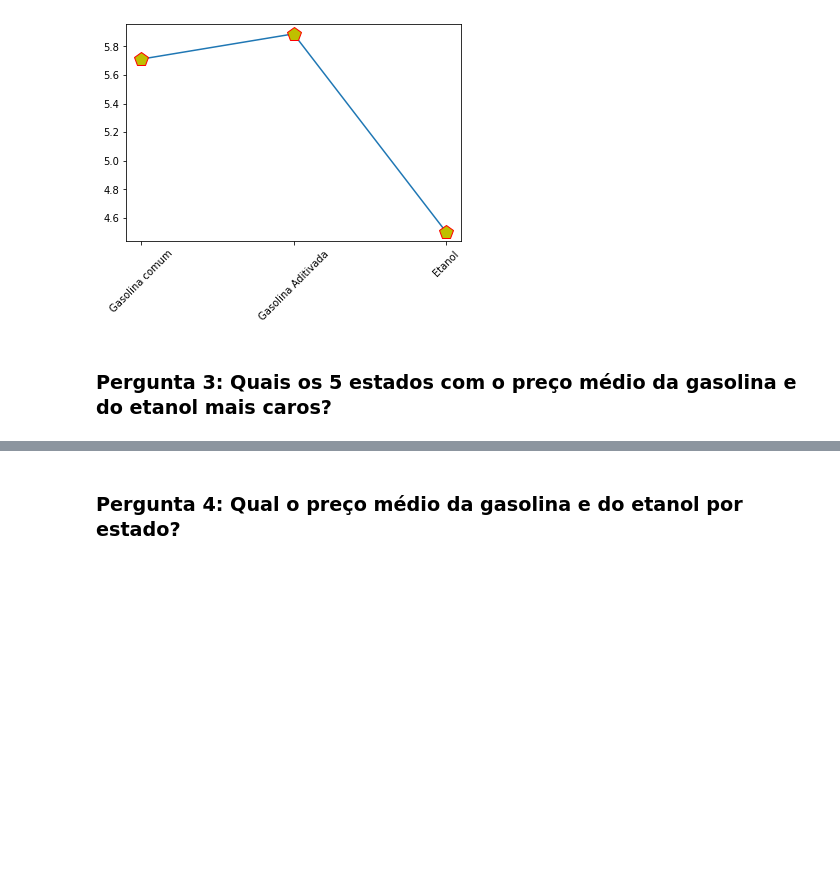
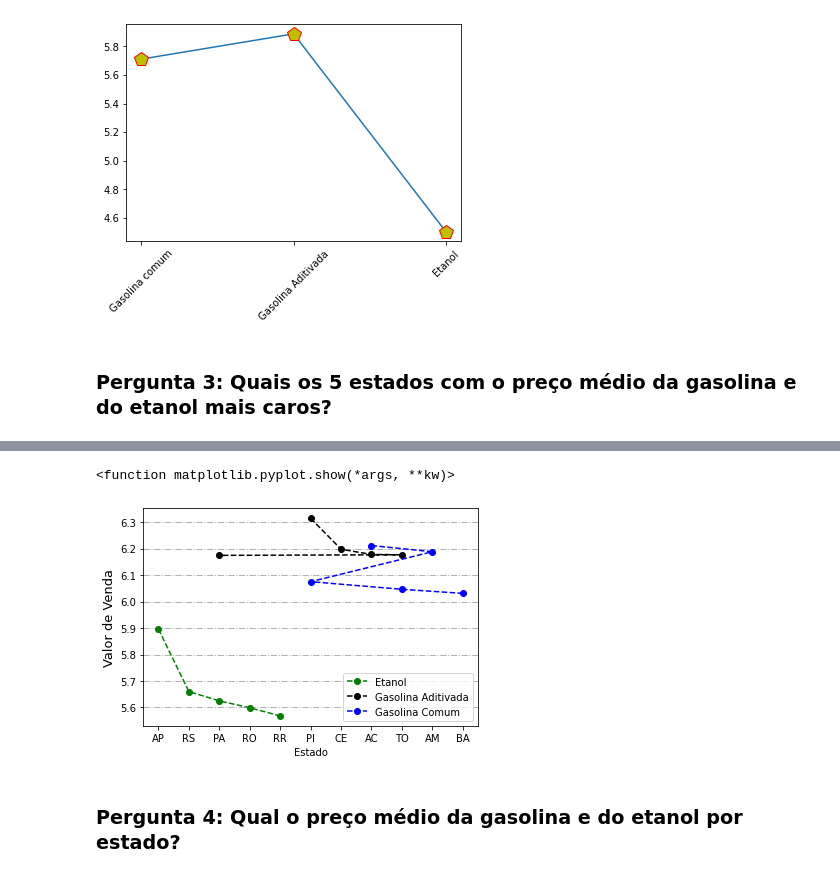
Before and after one commit to joaovictojuliao/Squad-2-M4, a Jupyter notebook: M4_Squad_2_Projeto_Final_análise_exploratória_preços_de_combustíveis_no_Brasil.ipynb, the cells around one changed output, grey strips where cells are left out. Drawn from its saved outputs; the diff is of its cells as text; code cells hidden in the pictures; blank space fills up the shorter version.

```diff
--- a/M4_Squad_2_Projeto_Final_análise_exploratória_preços_de_combustíveis_no_Brasil.ipynb
+++ b/M4_Squad_2_Projeto_Final_análise_exploratória_preços_de_combustíveis_no_Brasil.ipynb
@@ -348,3 +359,18 @@ plt.plot(etanol.groupby('Estado - Sigla')[['Valor de Venda']].mean().sort_values
+# %%
+# Os três combustíveis comparados
+plt.ylabel('Valor de Venda',fontsize=13)
+plt.xlabel('Estado')
+axes = plt.gca()
+axes.yaxis.grid(color='black', alpha=0.3, linestyle='-.', linewidth=1)
+plt.plot(etanol.groupby('Estado - Sigla')[['Valor de Venda']].mean().sort_values(['Valor de Venda'], ascending = False).head(), 'go--', label = 'Etanol')
+plt.plot(gasolina_aditivada.groupby('Estado - Sigla')[['Valor de Venda']].mean().sort_values(['Valor de Venda'], ascending = False).head(), 'ko--', label = 'Gasolina Aditivada')
+plt.plot(gasolina_comum.groupby('Estado - Sigla')[['Valor de Venda']].mean().sort_values(['Valor de Venda'], ascending = False).head(), 'bo--', label = 'Gasolina Comum')
+plt.legend()
+
+plt.show
+# %% [output]
+<function matplotlib.pyplot.show(*args, **kw)>
+[figure, added]
 # %% [markdown]
 ### **Pergunta 4: Qual o preço médio da gasolina e do etanol por estado?**
 # %%
```
Also changed, not shown: parts of 31 cells of this notebook.
